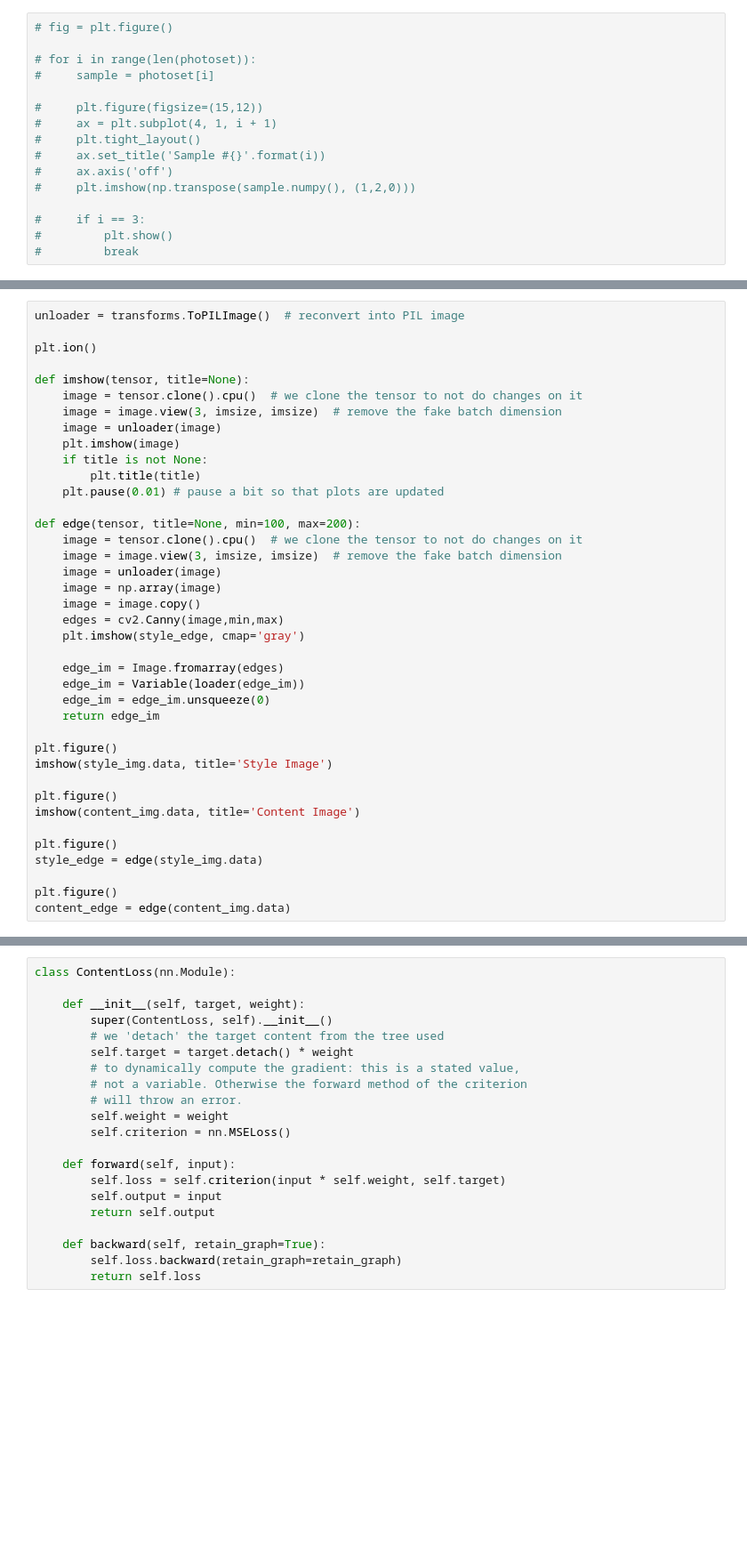
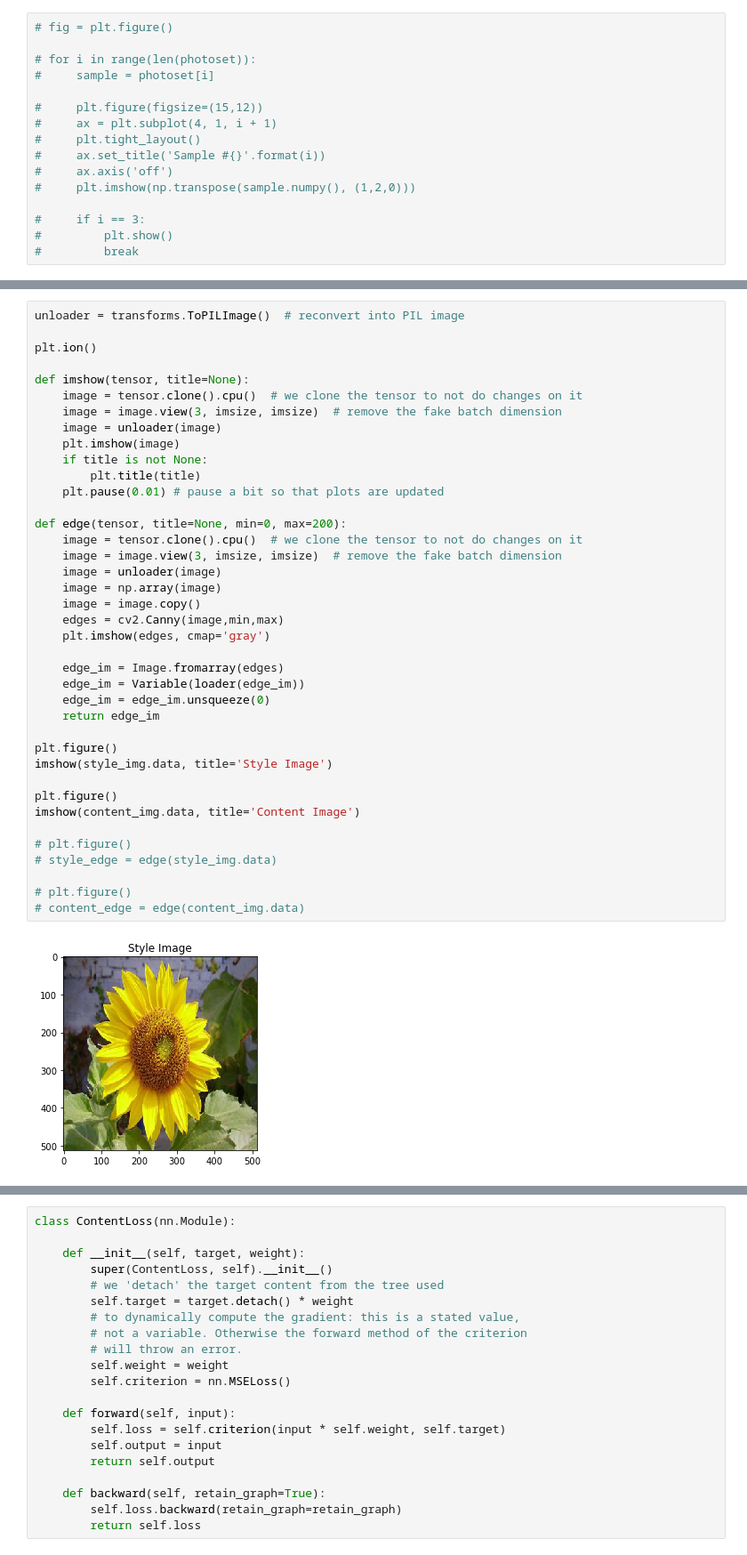
Before and after one commit to zdavidli/neural-style-removal, a Jupyter notebook: neural-style/neural-style-test.ipynb, the cells around one changed output, grey strips where cells are left out. Shown at 89% size. Saved outputs shown, nothing was run; the diff lists cells and outputs as text; blank space fills up the shorter version.

```diff
--- a/neural-style/neural-style-test.ipynb
+++ b/neural-style/neural-style-test.ipynb
@@ -165,36 +165,38 @@ unloader = transforms.ToPILImage()  # reconvert into PIL image
 plt.ion()
 
 def imshow(tensor, title=None):
     image = tensor.clone().cpu()  # we clone the tensor to not do changes on it
     image = image.view(3, imsize, imsize)  # remove the fake batch dimension
     image = unloader(image)
     plt.imshow(image)
     if title is not None:
         plt.title(title)
     plt.pause(0.01) # pause a bit so that plots are updated
 
-def edge(tensor, title=None, min=100, max=200):
+def edge(tensor, title=None, min=0, max=200):
     image = tensor.clone().cpu()  # we clone the tensor to not do changes on it
     image = image.view(3, imsize, imsize)  # remove the fake batch dimension
     image = unloader(image)
     image = np.array(image)
     image = image.copy()
     edges = cv2.Canny(image,min,max)
-    plt.imshow(style_edge, cmap='gray')
+    plt.imshow(edges, cmap='gray')
 
     edge_im = Image.fromarray(edges)
     edge_im = Variable(loader(edge_im))
     edge_im = edge_im.unsqueeze(0)
     return edge_im
 
 plt.figure()
 imshow(style_img.data, title='Style Image')
 
 plt.figure()
 imshow(content_img.data, title='Content Image')
 
-plt.figure()
-style_edge = edge(style_img.data)
+# plt.figure()
+# style_edge = edge(style_img.data)
 
-plt.figure()
-content_edge = edge(content_img.data)
+# plt.figure()
+# content_edge = edge(content_img.data)
+# %% [output]
+[figure, added]
```
Also changed, not shown: parts of 6 cells of this notebook, 14 other files.
